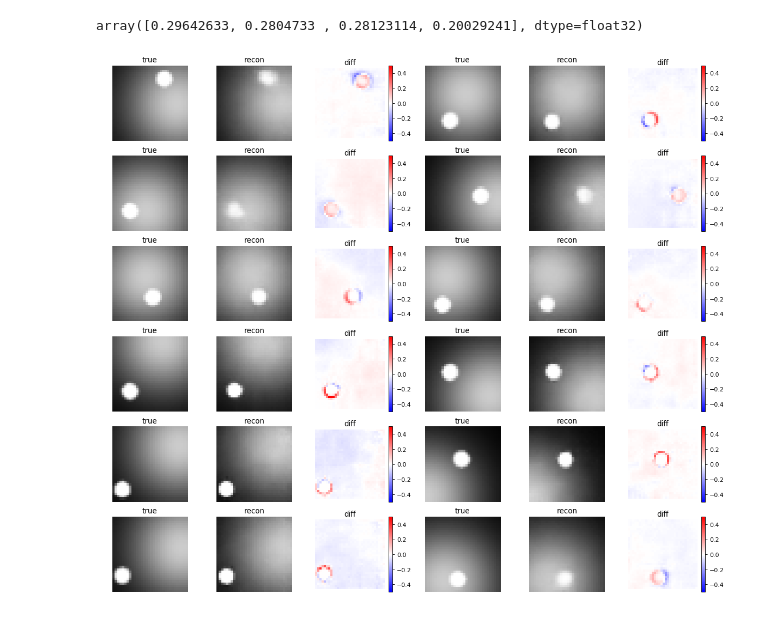
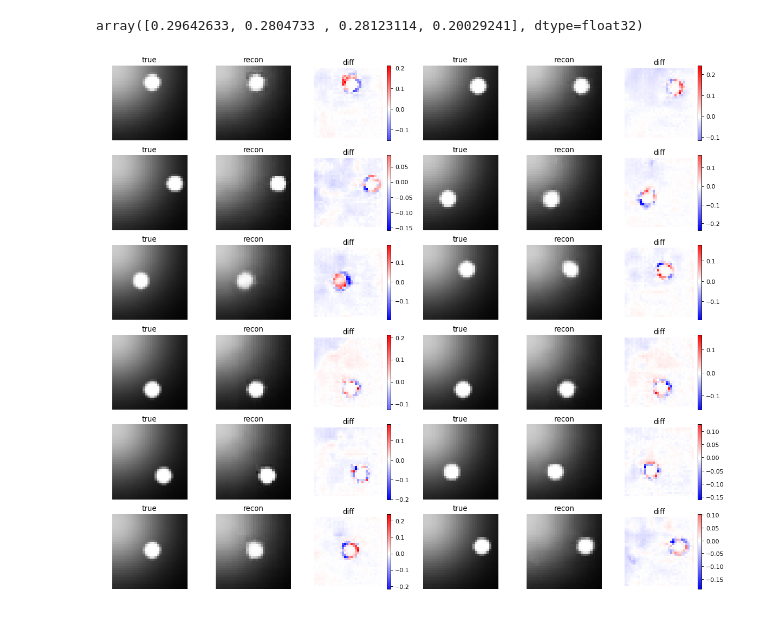
Before and after one commit to zahariaa/disentangled-dynamics, a Jupyter notebook: src/analyses/Entanglement analysis.ipynb, the cells around one changed output. Cells and saved outputs as stored; diff of their text form; code cells hidden in the pictures.

```diff
--- a/src/analyses/Entanglement analysis.ipynb
+++ b/src/analyses/Entanglement analysis.ipynb
@@ -192,7 +170,7 @@ recon, mu, logvar = vae(x_vae)
 np.var(logvar.detach().numpy(),axis=0)
 # %% [output]
 array([0.29642633, 0.2804733 , 0.28123114, 0.20029241], dtype=float32)
-# %%
-showReconstructionsAndErrors(vae)
-# %% [output]
-[figure, removed]
+# %%
+showReconstructionsAndErrors(bvae[0])
+# %% [output]
+[figure, added]
```
Also changed, not shown: parts of 8 cells of this notebook, 1 other file.
